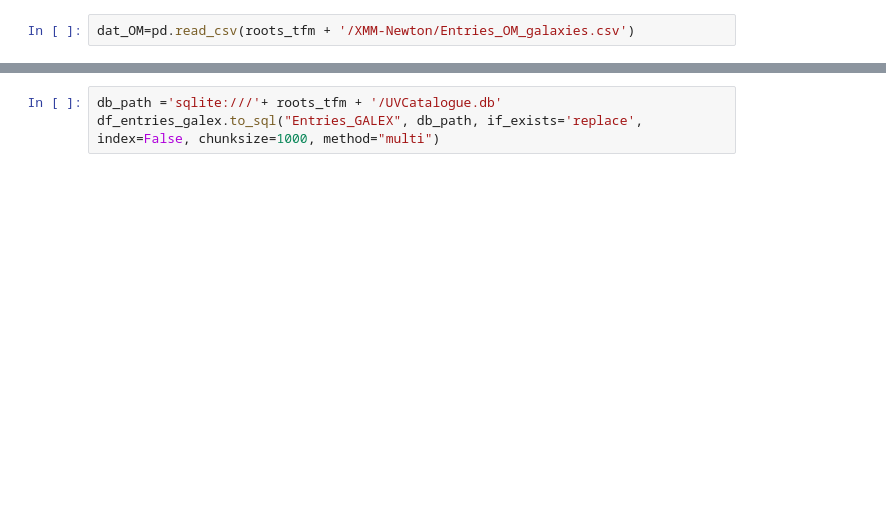
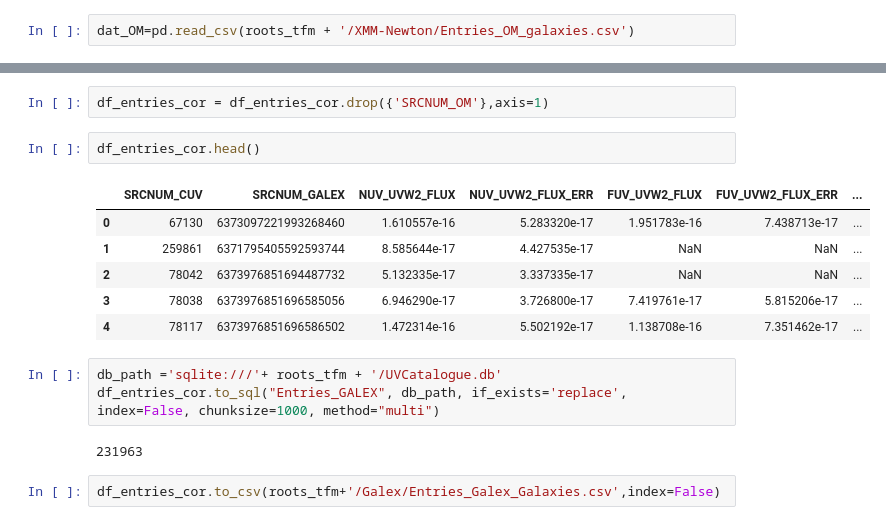
Before and after one commit to JulienValteau/TFM_TDE_Detection, a Jupyter notebook: UV_database_creation_pipeline/4b-generate_source&entries_galex.ipynb, the cells around one changed output, grey strips where cells are left out. Cells and saved outputs as stored; diff of their text form; blank space fills up the shorter version.

```diff
--- a/UV_database_creation_pipeline/4b-generate_source&entries_galex.ipynb
+++ b/UV_database_creation_pipeline/4b-generate_source&entries_galex.ipynb
@@ -250,3 +249,18 @@ for flux in ['UVW2','UVM2','UVW1']:
+# %%
+df_entries_cor = df_entries_cor.drop({'SRCNUM_OM'},axis=1)
+# %%
+df_entries_cor.head()
+# %% [output]
+|  | SRCNUM_CUV | SRCNUM_GALEX | NUV_UVW2_FLUX | NUV_UVW2_FLUX_ERR | FUV_UVW2_FLUX | FUV_UVW2_FLUX_ERR | ... |
+| 0 | 67130 | 6373097221993268460 | 1.610557e-16 | 5.283320e-17 | 1.951783e-16 | 7.438713e-17 | ... |
+| 1 | 259861 | 6371795405592593744 | 8.585644e-17 | 4.427535e-17 | NaN | NaN | ... |
+| 2 | 78042 | 6373976851694487732 | 5.132335e-17 | 3.337335e-17 | NaN | NaN | ... |
+| 3 | 78038 | 6373976851696585056 | 6.946290e-17 | 3.726800e-17 | 7.419761e-17 | 5.815206e-17 | ... |
+| 4 | 78117 | 6373976851696586502 | 1.472314e-16 | 5.502192e-17 | 1.138708e-16 | 7.351462e-17 | ... |
 # %%
 db_path ='sqlite:///'+ roots_tfm + '/UVCatalogue.db'
-df_entries_galex.to_sql("Entries_GALEX", db_path, if_exists='replace', index=False, chunksize=1000, method="multi")
+df_entries_cor.to_sql("Entries_GALEX", db_path, if_exists='replace', index=False, chunksize=1000, method="multi")
+# %% [output]
+231963
+# %%
+df_entries_cor.to_csv(roots_tfm+'/Galex/Entries_Galex_Galaxies.csv',index=False)
```
Also changed, not shown: parts of 13 cells of this notebook, 4 other files.
